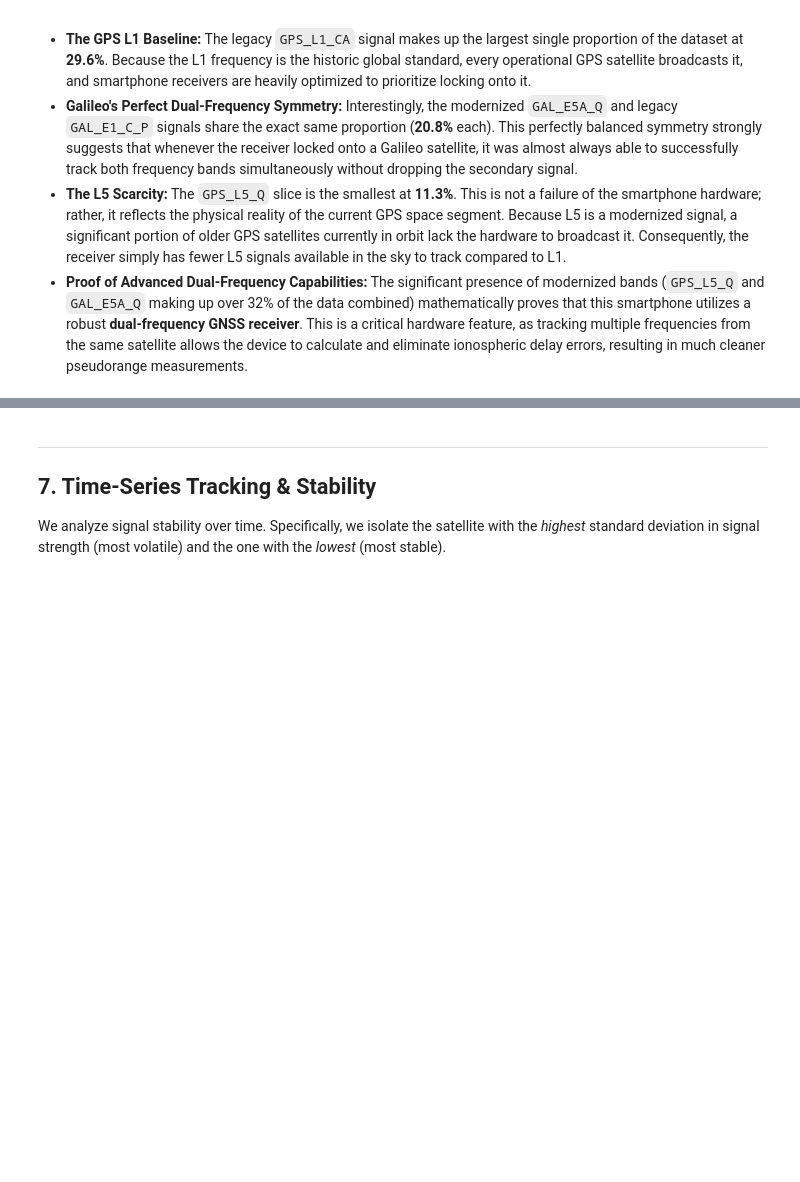
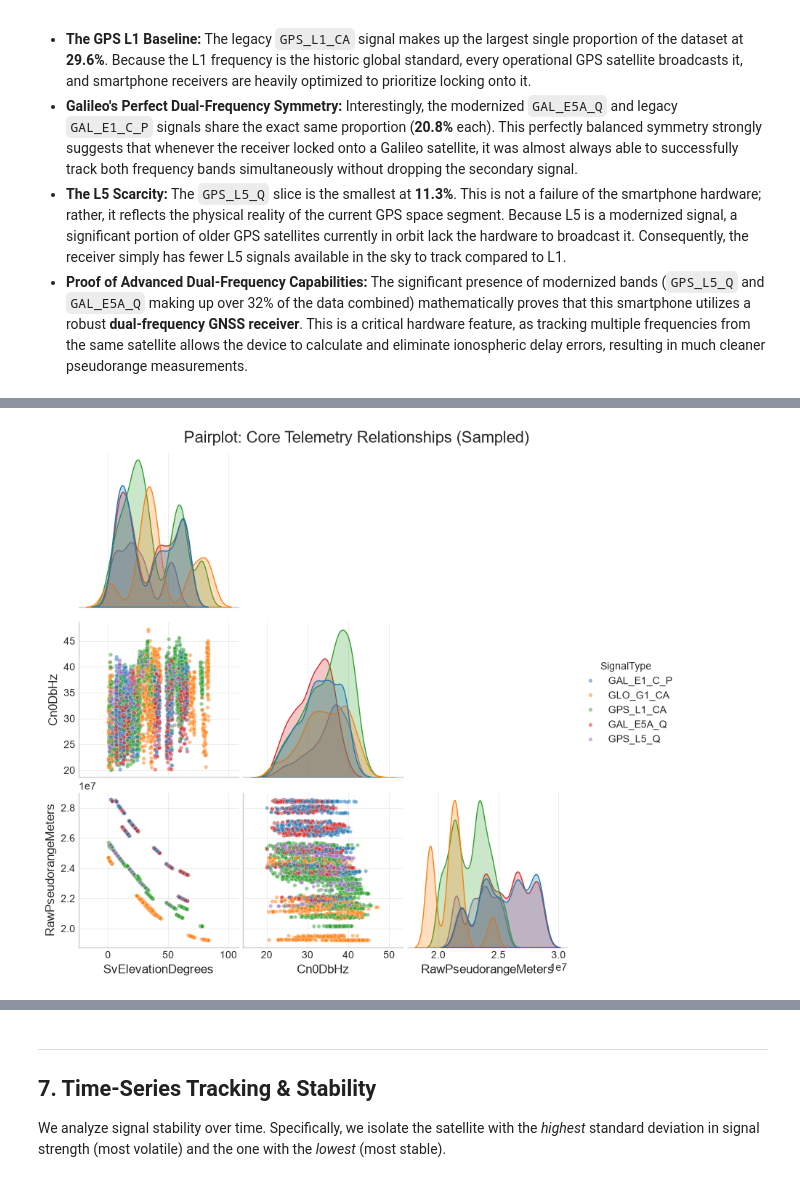
Before and after one commit to yahav0547-a11y/mission1, a Jupyter notebook: GNSS_EDA_Assignment_Refactored.ipynb, the cells around one changed output, grey strips where cells are left out. Saved outputs shown, nothing was run; the diff lists cells and outputs as text; code cells hidden in the pictures; blank space fills up the shorter version.

```diff
--- a/GNSS_EDA_Assignment_Refactored.ipynb
+++ b/GNSS_EDA_Assignment_Refactored.ipynb
@@ -884,0 +925,17 @@ The pie chart above visualizes the exact proportion of specific RF signal bands
+# %%
+# 2. Pairplot: Core GNSS Metrics (Sampled for performance)
+# We sample 5,000 points because pairplots on full GNSS datasets can crash the kernel
+cols_to_plot = ["SvElevationDegrees", "Cn0DbHz", "RawPseudorangeMeters", "SignalType"]
+df_sampled = df[cols_to_plot].dropna().sample(n=5000, random_state=42)
+
+sns.pairplot(
+    df_sampled,
+    hue="SignalType",
+    palette="tab10",
+    plot_kws={"alpha": 0.5, "s": 15},
+    corner=True # Only plots the lower triangle to save space and time
+)
+plt.suptitle("Pairplot: Core Telemetry Relationships (Sampled)", y=1.02, fontsize=16)
+plt.show()
+# %% [output]
+[figure, added]
```
Also changed, not shown: parts of 7 cells of this notebook.
